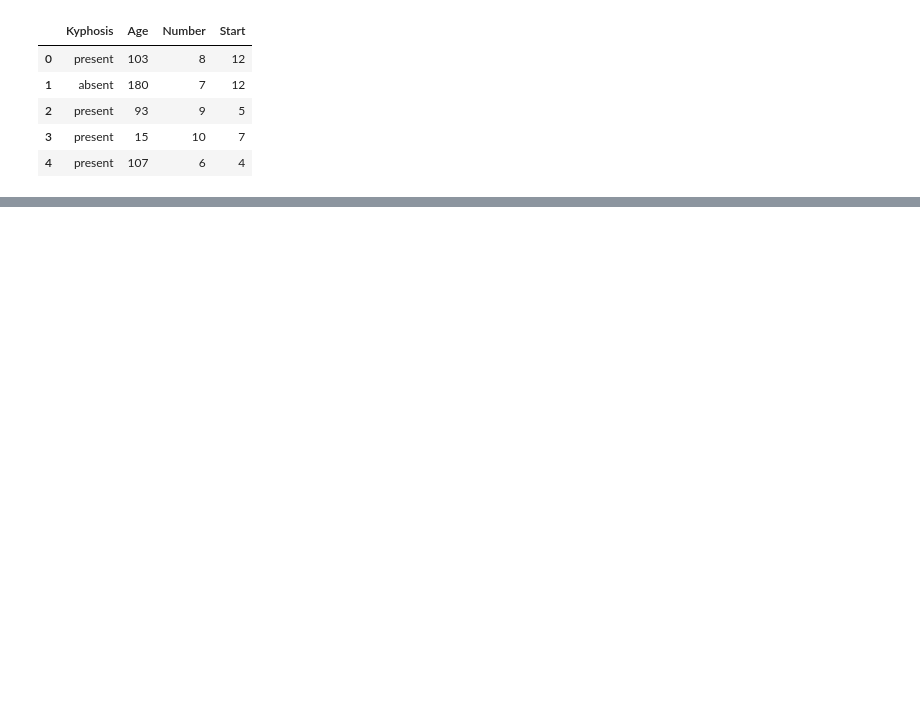
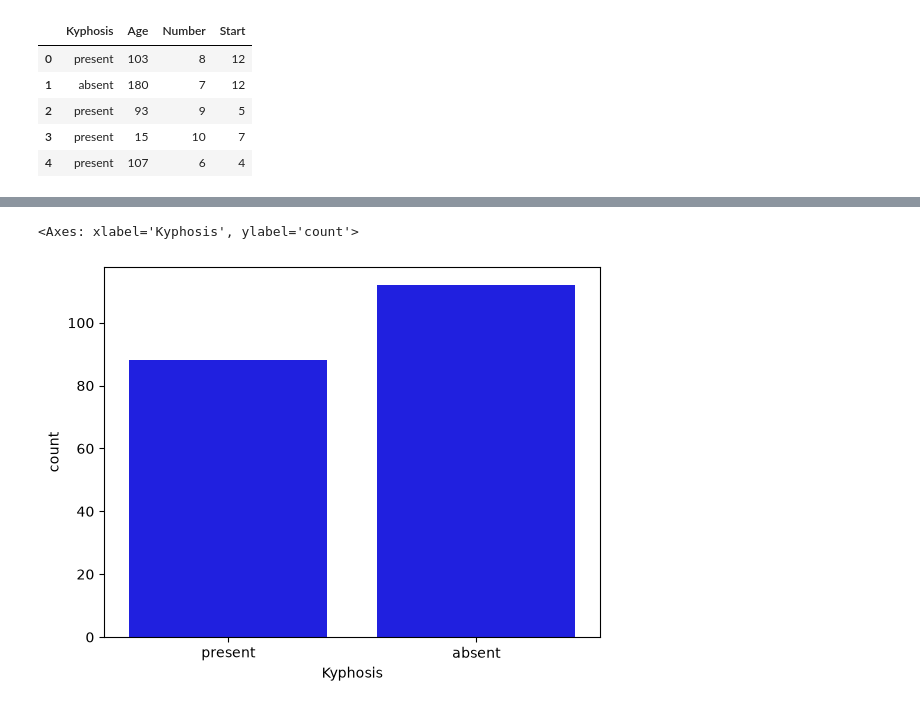
Before and after one commit to mazizbahoo/Python, a Jupyter notebook: Machine Learning/kyphosis.ipynb, the cells around one changed output, grey strips where cells are left out. Cells and saved outputs as stored; diff of their text form; code cells hidden in the pictures; blank space fills up the shorter version.

```diff
--- a/Machine Learning/kyphosis.ipynb
+++ b/Machine Learning/kyphosis.ipynb
@@ -30,0 +31,5 @@ memory usage: 6.4 KB
+# %%
+sns.countplot(x='Kyphosis', data=kyphosis, color='blue')
+# %% [output]
+<Axes: xlabel='Kyphosis', ylabel='count'>
+[figure, added]
```
Also changed, not shown: parts of 23 cells of this notebook.
